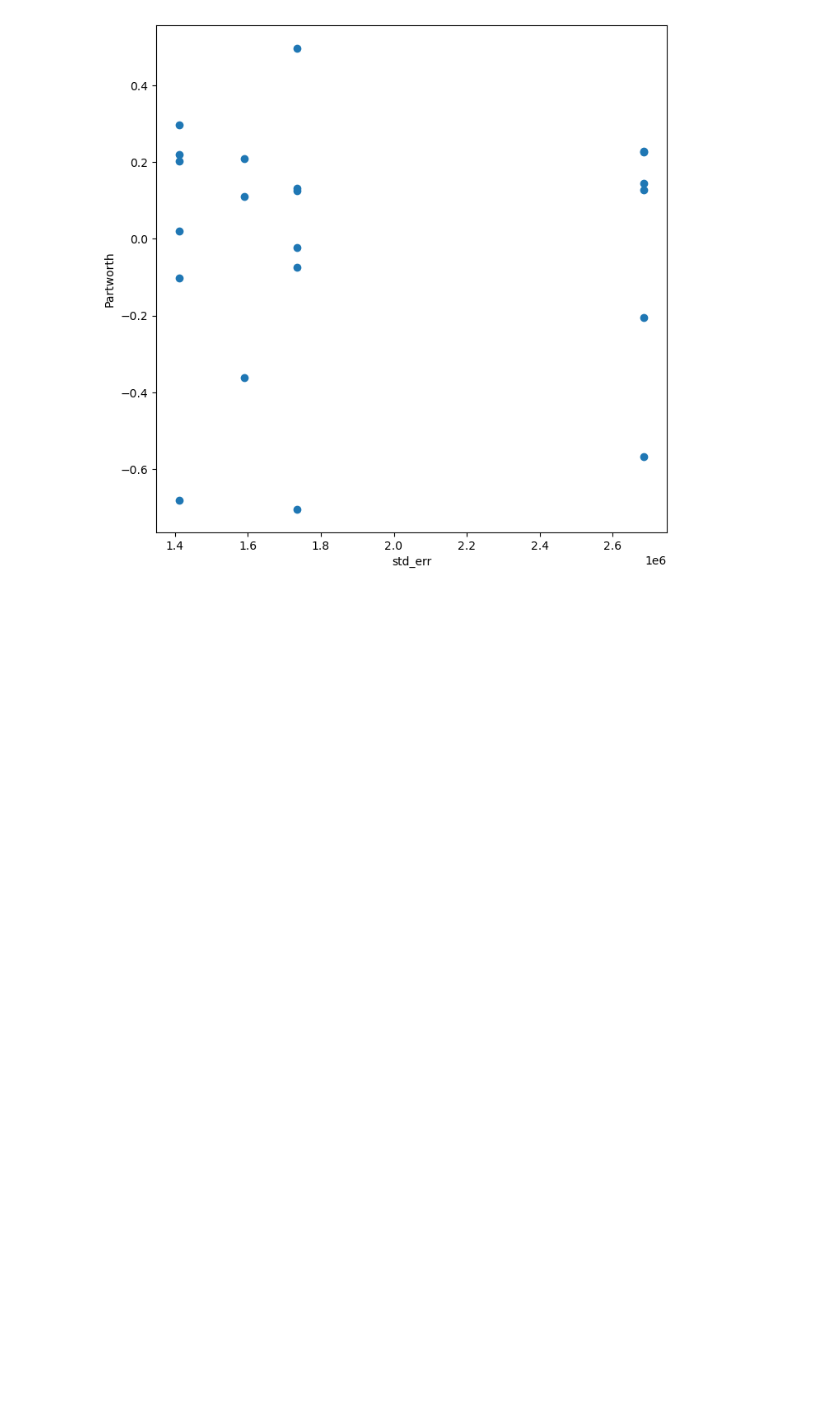
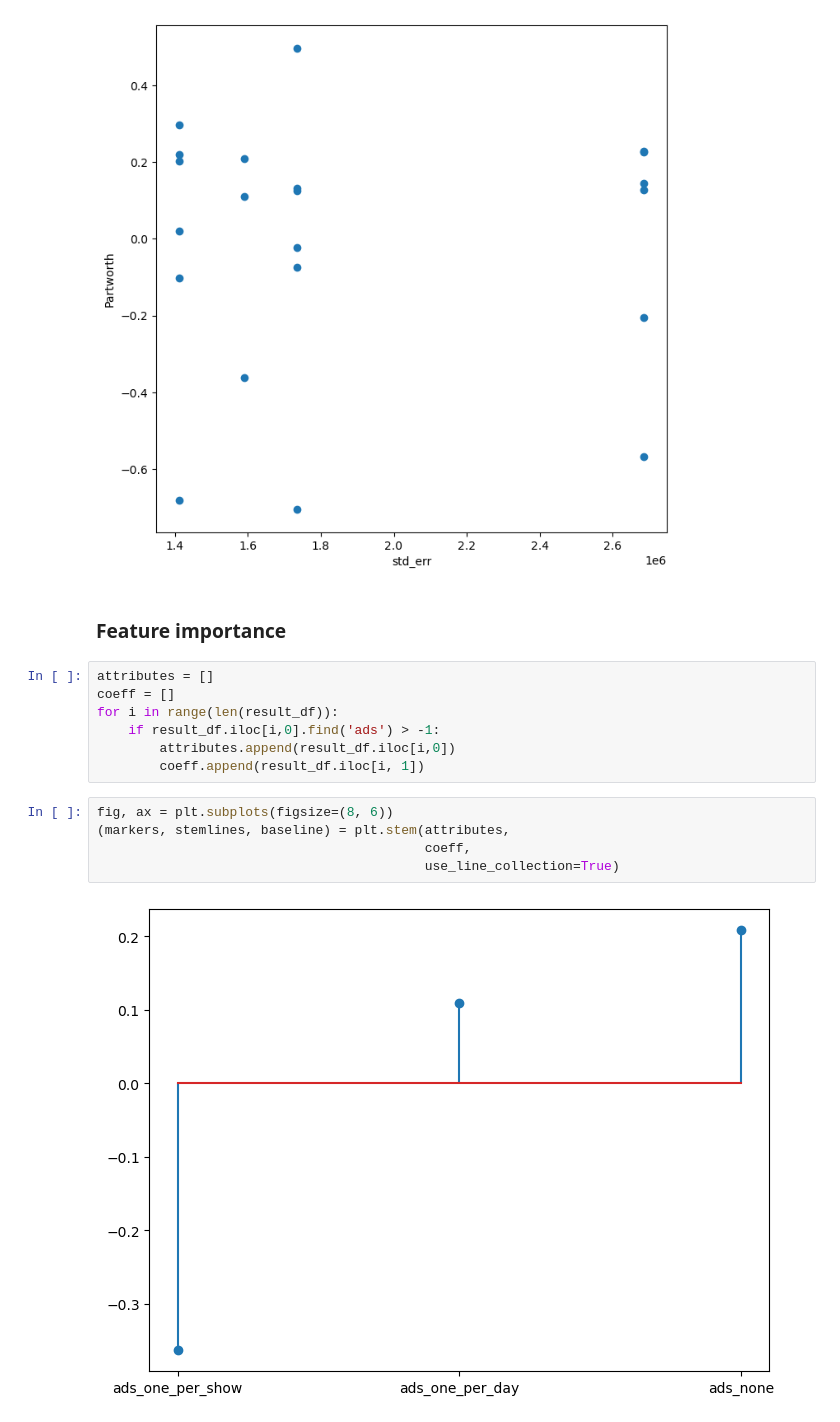
Before and after one commit to JiayiD77/Conjoint-Analysis, a Jupyter notebook: conjoint_analysis.ipynb, the cells around one changed output. Saved outputs shown, nothing was run; the diff lists cells and outputs as text; blank space fills up the shorter version.

```diff
--- a/conjoint_analysis.ipynb
+++ b/conjoint_analysis.ipynb
@@ -127,3 +127,19 @@ plt.xlabel('std_err')
 plt.ylabel('Partworth');
 # %% [output]
 [figure]
+# %% [markdown]
+### Feature importance
+# %%
+attributes = []
+coeff = []
+for i in range(len(result_df)):
+    if result_df.iloc[i,0].find('ads') > -1:
+        attributes.append(result_df.iloc[i,0])
+        coeff.append(result_df.iloc[i, 1])
+# %%
+fig, ax = plt.subplots(figsize=(8, 6))
+(markers, stemlines, baseline) = plt.stem(attributes,
+                                          coeff,
+                                          use_line_collection=True)
+# %% [output]
+[figure, added]
```
Also changed, not shown: parts of 1 cell of this notebook.
